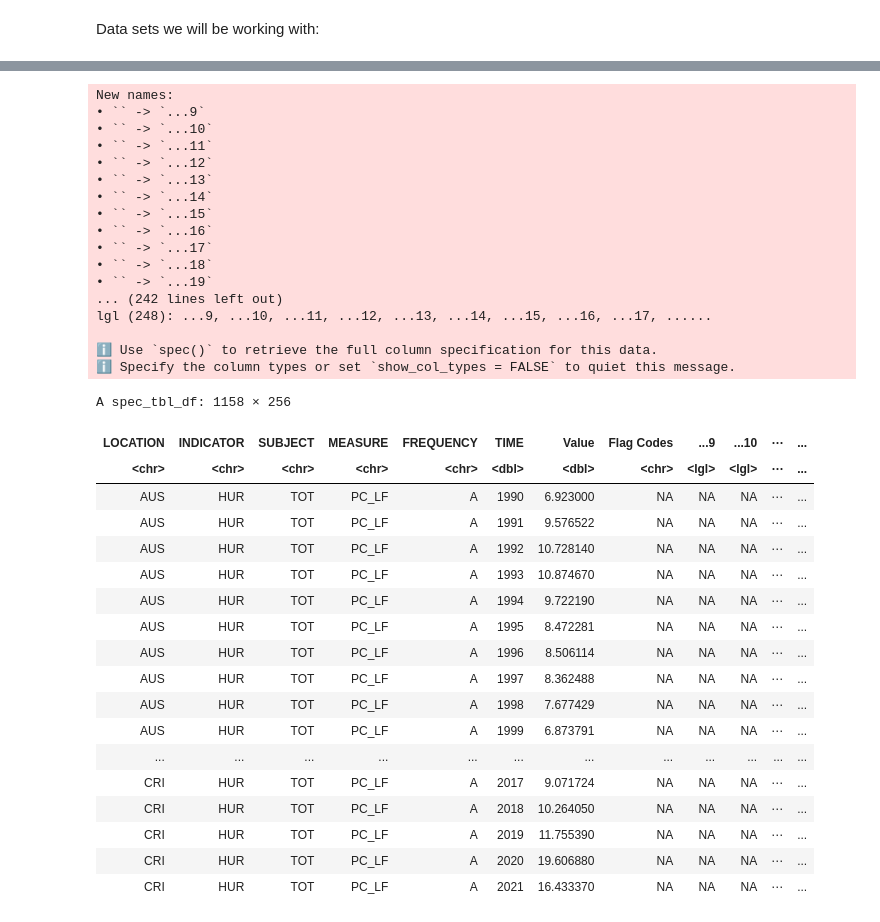
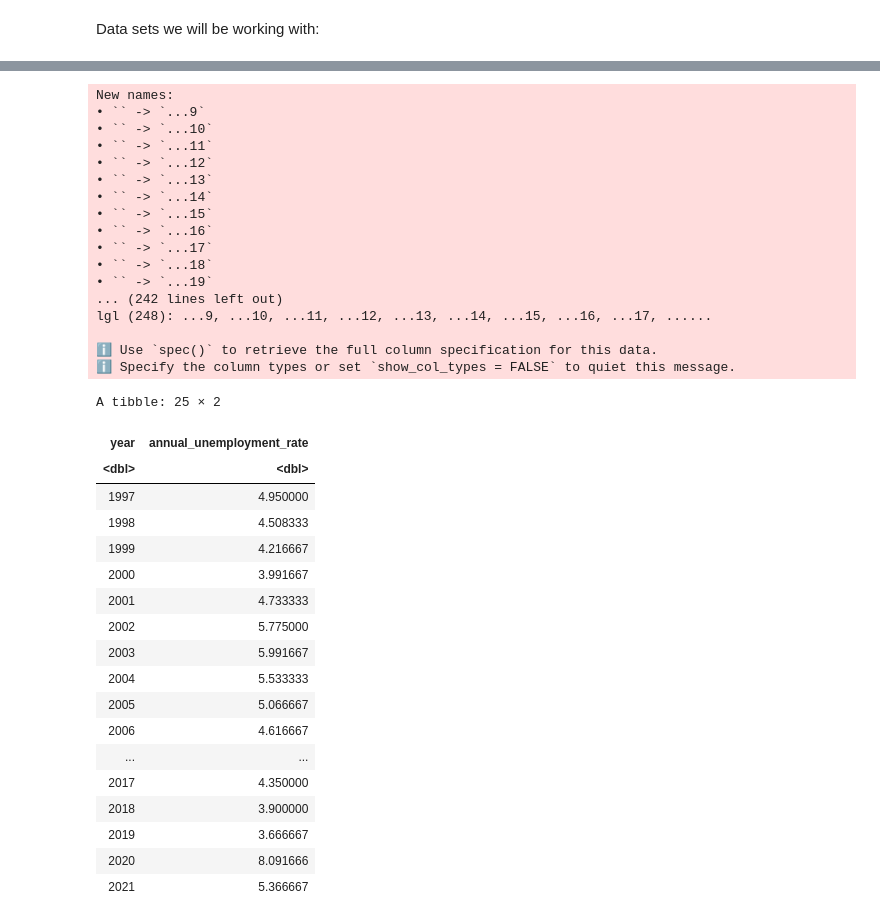
Before and after one commit to Arioniums/DSCI_100_125, a Jupyter notebook: Data Sets.ipynb, the cells around one changed output, grey strips where cells are left out. Drawn from its saved outputs; the diff is of its cells as text; code cells hidden in the pictures.

Commit message:
Data cleaning updated

```diff
--- a/Data Sets.ipynb
+++ b/Data Sets.ipynb
@@ -86,46 +84,50 @@ A spec_tbl_df: 32 × 3
 # %%
-unemployment_url <- "https://raw.githubusercontent.com/Arioniums/DSCI_100_125/main/data/unemployment_rates.csv"
-unemployment_path <- "unemployment_rates_data.csv"
-download.file(unemployment_url, destfile = unemployment_path)
-unemployment_data <- read_csv(unemployment_path, skip=1)
-unemployment_data
+unemployment_data <- read_csv("data/unemployment_rates.csv", skip=1)
+unemployment_data_c <- filter(unemployment_data, LOCATION == "USA") |>
+                    select(TIME, Value) |>
+                    filter(between(TIME, 1997, 2021))
+
+names(unemployment_data_c)[names(unemployment_data_c) == 'TIME'] <- 'year'
+names(unemployment_data_c)[names(unemployment_data_c) == 'Value'] <- 'annual_unemployment_rate'
+
+unemployment_data_c
 
 #filter to location(USA only) time -> year, value -> annual unemployment rate
 # %% [output]
 New names:
 • `` -> `...9`
 • `` -> `...10`
 • `` -> `...11`
 • `` -> `...12`
 • `` -> `...13`
 • `` -> `...14`
 • `` -> `...15`
 • `` -> `...16`
 • `` -> `...17`
 • `` -> `...18`
 • `` -> `...19`
 ... (242 lines left out)
 lgl (248): ...9, ...10, ...11, ...12, ...13, ...14, ...15, ...16, ...17, ......
 
 ℹ Use `spec()` to retrieve the full column specification for this data.
 ℹ Specify the column types or set `show_col_types = FALSE` to quiet this message.
-A spec_tbl_df: 1158 × 256
+A tibble: 25 × 2
-| LOCATION | INDICATOR | SUBJECT | MEASURE | FREQUENCY | TIME | Value | Flag Codes | ...9 | ...10 | ⋯ | ... |
-| <chr> | <chr> | <chr> | <chr> | <chr> | <dbl> | <dbl> | <chr> | <lgl> | <lgl> | ⋯ | ... |
-| AUS | HUR | TOT | PC_LF | A | 1990 | 6.923000 | NA | NA | NA | ⋯ | ... |
-| AUS | HUR | TOT | PC_LF | A | 1991 | 9.576522 | NA | NA | NA | ⋯ | ... |
-| AUS | HUR | TOT | PC_LF | A | 1992 | 10.728140 | NA | NA | NA | ⋯ | ... |
-| AUS | HUR | TOT | PC_LF | A | 1993 | 10.874670 | NA | NA | NA | ⋯ | ... |
-| AUS | HUR | TOT | PC_LF | A | 1994 | 9.722190 | NA | NA | NA | ⋯ | ... |
-| AUS | HUR | TOT | PC_LF | A | 1995 | 8.472281 | NA | NA | NA | ⋯ | ... |
-| AUS | HUR | TOT | PC_LF | A | 1996 | 8.506114 | NA | NA | NA | ⋯ | ... |
-| AUS | HUR | TOT | PC_LF | A | 1997 | 8.362488 | NA | NA | NA | ⋯ | ... |
-| AUS | HUR | TOT | PC_LF | A | 1998 | 7.677429 | NA | NA | NA | ⋯ | ... |
-| AUS | HUR | TOT | PC_LF | A | 1999 | 6.873791 | NA | NA | NA | ⋯ | ... |
-| ... | ... | ... | ... | ... | ... | ... | ... | ... | ... | ... | ... |
-| CRI | HUR | TOT | PC_LF | A | 2017 | 9.071724 | NA | NA | NA | ⋯ | ... |
-| CRI | HUR | TOT | PC_LF | A | 2018 | 10.264050 | NA | NA | NA | ⋯ | ... |
-| CRI | HUR | TOT | PC_LF | A | 2019 | 11.755390 | NA | NA | NA | ⋯ | ... |
-| CRI | HUR | TOT | PC_LF | A | 2020 | 19.606880 | NA | NA | NA | ⋯ | ... |
-| CRI | HUR | TOT | PC_LF | A | 2021 | 16.433370 | NA | NA | NA | ⋯ | ... |
+| year | annual_unemployment_rate |
+| <dbl> | <dbl> |
+| 1997 | 4.950000 |
+| 1998 | 4.508333 |
+| 1999 | 4.216667 |
+| 2000 | 3.991667 |
+| 2001 | 4.733333 |
+| 2002 | 5.775000 |
+| 2003 | 5.991667 |
+| 2004 | 5.533333 |
+| 2005 | 5.066667 |
+| 2006 | 4.616667 |
+| ... | ... |
+| 2017 | 4.350000 |
+| 2018 | 3.900000 |
+| 2019 | 3.666667 |
+| 2020 | 8.091666 |
+| 2021 | 5.366667 |
 # %%
```
Also changed, not shown: parts of 10 cells of this notebook, 1 other file.
